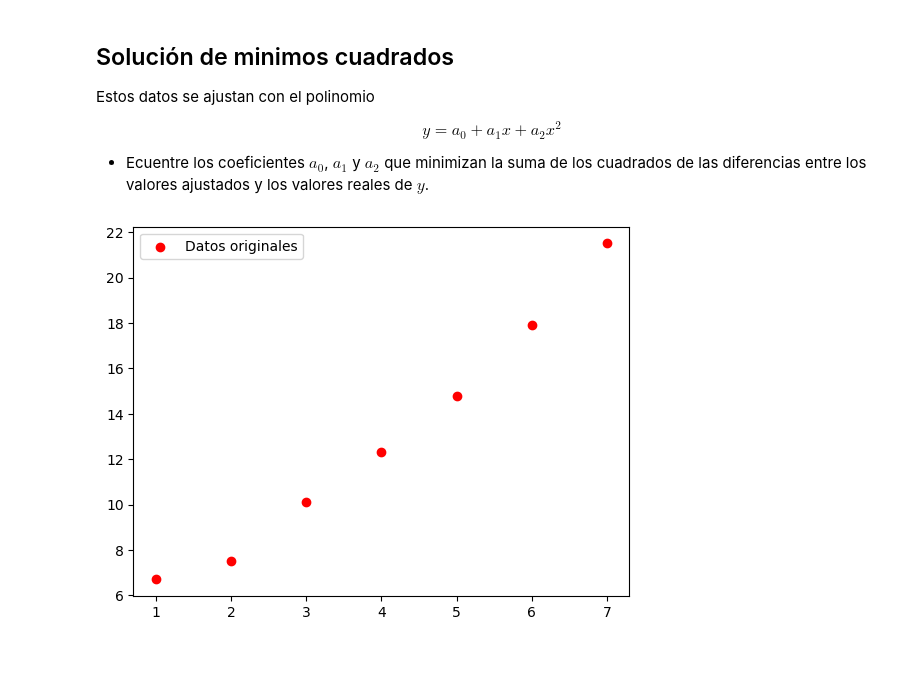
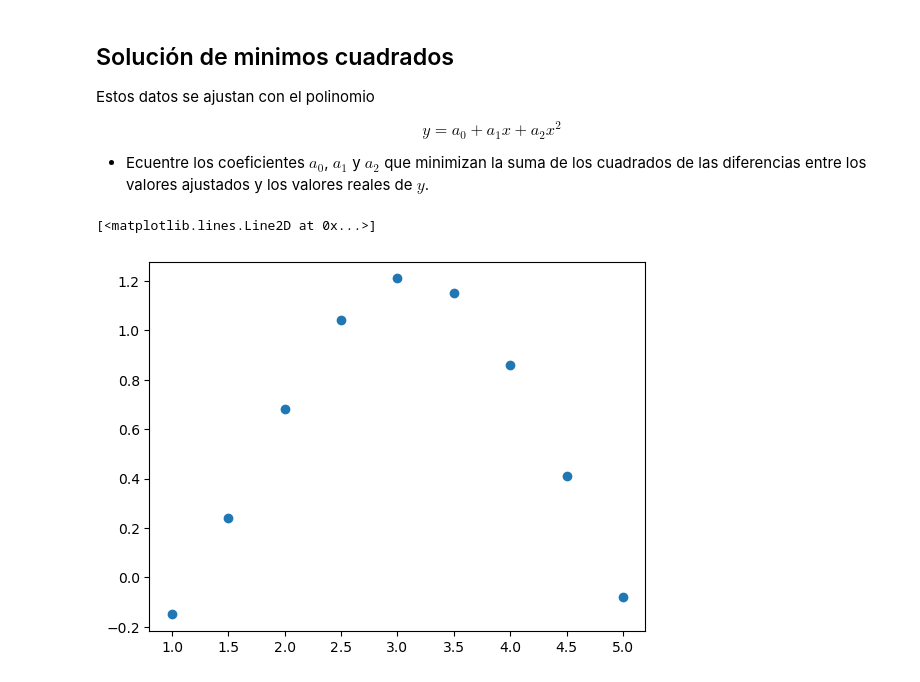
Before and after one commit to abelalv/lineal_2024, a Jupyter notebook: tema4/taller_clase/taller.ipynb, the cells around one changed output. Cells and saved outputs as stored; diff of their text form; code cells hidden in the pictures.

```diff
--- a/tema4/taller_clase/taller.ipynb
+++ b/tema4/taller_clase/taller.ipynb
@@ -47,20 +47,20 @@ $$y = a_0 + a_1x + a_2x^2$$
 
 
 - Ecuentre los coeficientes $a_0$, $a_1$ y $a_2$ que minimizan la suma de los cuadrados de las diferencias entre los valores ajustados y los valores reales de $y$.
-# %%
-import numpy as np
-import matplotlib.pyplot as plt
-
-# Definir los datos de x e y
-x = np.array([1, 2, 3, 4, 5, 6, 7])
-y = np.array([6.7, 7.5, 10.1, 12.3, 14.8, 17.9, 21.5])
-
-# Predicción para los valores de x
-y_pred = a * x**2 + b * x + c
-
-# Graficar los puntos originales y la curva ajustada
-plt.scatter(x, y, color='red', label='Datos originales')
-plt.legend()
-plt.show()
-# %% [output]
-[figure, removed]
+# %%
+import numpy as np
+import matplotlib.pyplot as plt
+
+# Definir los datos de x e y
+t = np.array([1, 1.5,2,2.5,3,3.5,4,4.5,5])
+y = np.array([-0.15,0.24,0.68,1.04,1.21,1.15,0.86,0.41,-0.08])
+
+# Cambiar la dimensión de y a 9x1
+y = y.reshape(-1, 1)
+
+
+# Crear el gráfico
+plt.plot(t, y, 'o')
+# %% [output]
+[<matplotlib.lines.Line2D at 0x...>]
+[figure, added]
```
Also changed, not shown: parts of 7 cells of this notebook, 1 other file.
